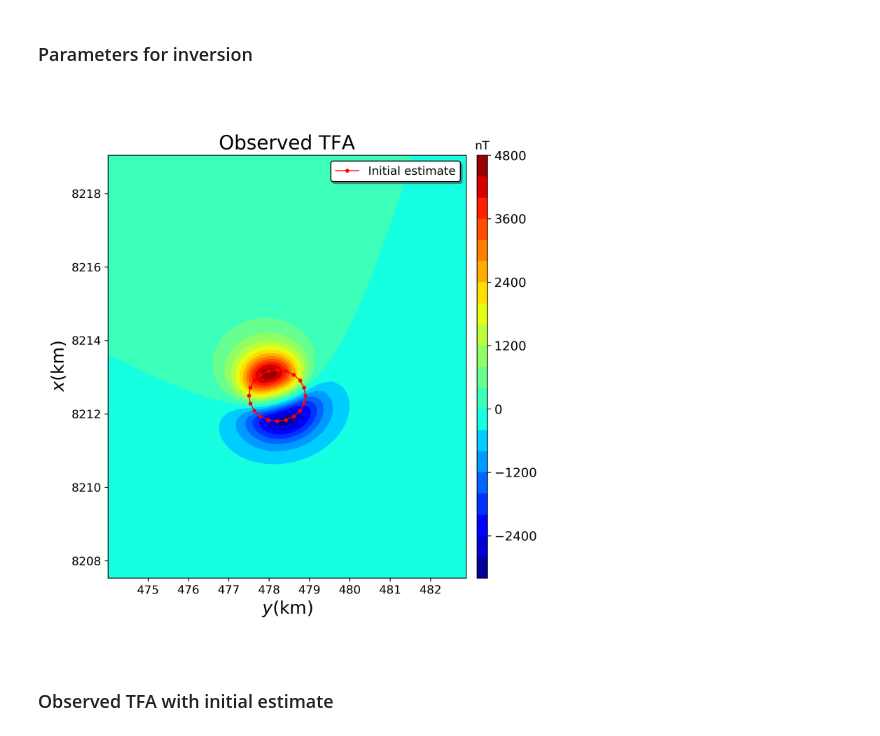
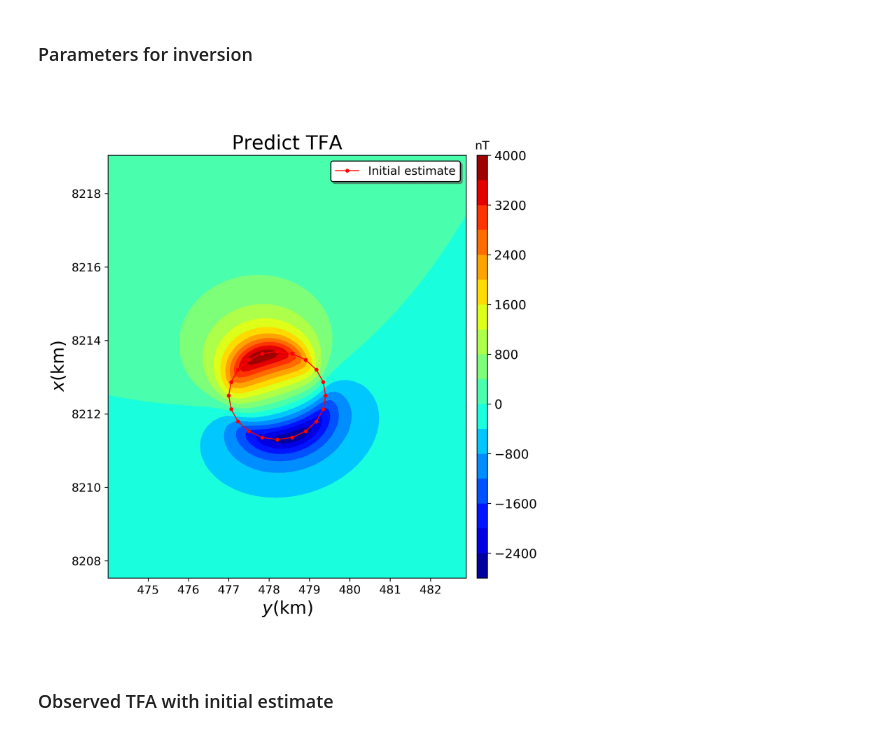
Before and after one commit to pinga-lab/magnetic-radial-inversion, a Jupyter notebook: code/real_data/diorama_inversion.ipynb, the cells around one changed output. Cells and saved outputs as stored; diff of their text form; code cells hidden in the pictures.

```diff
--- a/code/real_data/diorama_inversion.ipynb
+++ b/code/real_data/diorama_inversion.ipynb
@@ -50,18 +50,18 @@ img(filename='grid125.png', width=1000, height=1200)
 ### Parameters for inversion
 # %%
 M = 20 # number of vertices per prism
-L = 6 # number of prisms
+L = 10 # number of prisms
 P = L*(M+2) + 1 # number of parameters
 
 # limits for parameters in meters
-rmin = 10.
-rmax = 4000.
+rmin = 50.
+rmax = 5000.
 x0min = 8211000.
 x0max = 8214000.
 y0min = 477000.
 y0max = 479000.
-dzmin = 10.
-dzmax = 150.
+dzmin = 100.
+dzmax = 800.
 
 mmin, mmax = mfun.build_range_param(M, L, rmin, rmax, x0min, x0max, y0min, y0max, dzmin, dzmax)
 
@@ -81,13 +81,17 @@ dec = -18.5
 
 incs = -71.41751
 decs = -23.39541
-z0 = 350.
-dz = 100.
+z0 = 150.
+dz = 400.
 props = {'magnetization': utils.ang2vec(
-        40., incs, decs)}
+        10., incs, decs)}
 N = xp.size
 
-rin = np.zeros(M) + 700.
+#m0 = np.zeros(P-1)
+#for i in range (1, L+1, 1):
+    #m0[i*(M+2):i*(M+2)+M] = 2000. + (i-10)*200. - (i+5)*200.
+    #m0[i*(M+2)+M:i*(M+2)+M+2] = np.array([8212500., 478200.])
+rin = np.zeros(M) + 1200.
 m0 = np.hstack((rin, np.array([8212500., 478200.])))
 m0 = np.resize(m0, P - 1) # inicial parameters vector
 m0 = np.hstack((m0, dz))
@@ -95,25 +99,25 @@ model0 = mfun.param2polyprism(m0, M, L, z0, props) # list of classes of prisms
 d0 = polyprism.tf(xp, yp, zp, model0, inc, dec) # predict data
 # %%
 plt.figure(figsize=(8,8))
-plt.title('Observed TFA', fontsize=20)
+plt.title('Predict TFA', fontsize=20)
 plt.tricontourf(yp, xp, d0, 20, cmap='jet').ax.tick_params(labelsize=12)
 plt.xlabel('$y$(km)', fontsize=18)
 plt.ylabel('$x$(km)', fontsize=18)
 clb = plt.colorbar(pad=0.025, aspect=40, shrink=1)
 clb.ax.tick_params(labelsize=13)
 #source = mpl.polygon(kimberlite_model['prisms'][0], '.-k', xy2ne=True)
 estimate = mpl.polygon(model0[0], '.-r', xy2ne=True)
 #source.set_label('Outcropping polygon')
 estimate.set_label('Initial estimate')
 clb.ax.set_title('nT')
 mpl.m2km()
 plt.legend(loc=0, fontsize=12, shadow=bool, framealpha=1, edgecolor='black')
 plt.savefig('diorama_tfa_pred_data_true_inital.png', dpi=300)
 #plt.show()
 
 img(filename='diorama_tfa_pred_data_true_inital.png', width=800, height=800)
 # %% [output]
-[figure, old version]
+[figure, new version]
 # %% [markdown]
 ### Observed TFA with initial estimate
 # %%
```
Also changed, not shown: parts of 9 cells of this notebook, 10 other files.
